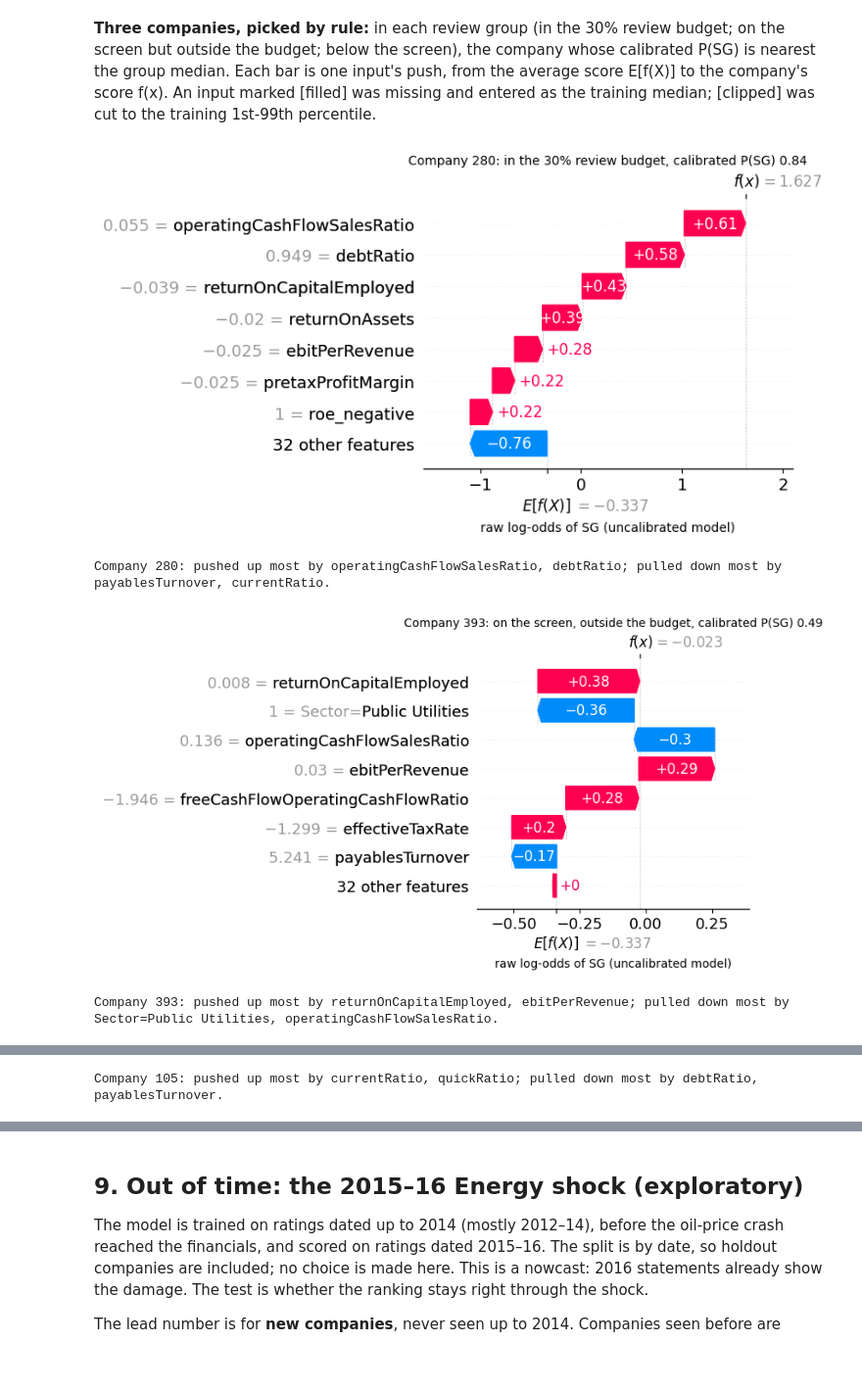
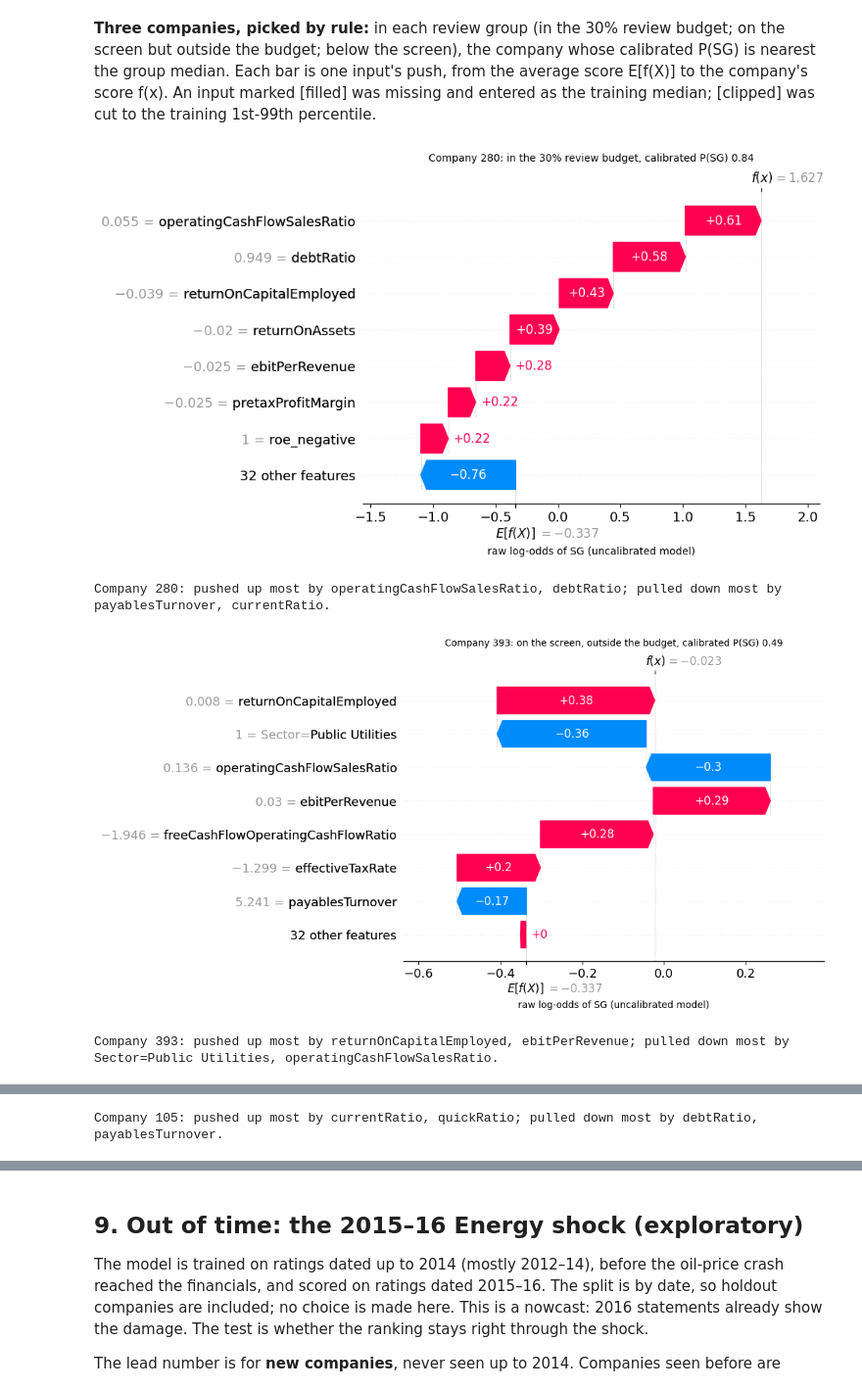
Before and after one commit to Ayu5hsingh/Cyber-Credit-Risk, a Jupyter notebook: notebooks/03_modelling.ipynb, the cells around one changed output, grey strips where cells are left out. Shown at 98% size. Drawn from its saved outputs; the diff is of its cells as text; code cells hidden in the pictures; blank space fills up the shorter version.

```diff
--- a/notebooks/03_modelling.ipynb
+++ b/notebooks/03_modelling.ipynb
@@ -1007,37 +1018,36 @@ def nearest_median(frame, by, score="p_sg"):
     """Per group, the row whose score is nearest the group median (first in order on ties)."""
     return frame.groupby(by)[score].apply(lambda s: (s - s.median()).abs().sort_values(kind="stable").index[0])
 
 
 def top_contributors(expl, row, k=3):
     """The k inputs with the largest |SHAP| for one row, signed."""
     contrib = pd.Series(expl.values[row], index=expl.feature_names); return contrib.reindex(contrib.abs().nlargest(k).index)
 
 
 def push_pull(expl, row, k=2):
     """One plain line: the inputs that pushed the score up most and pulled it down most."""
     contrib = pd.Series(expl.values[row], index=expl.feature_names)
     up, down = contrib.nlargest(k), contrib.nsmallest(k)
     return f"pushed up most by {', '.join(up.index[up > 0]) or 'nothing'}; pulled down most by {', '.join(down.index[down < 0]) or 'nothing'}."
 
 
 picks = nearest_median(portfolio, "group")
 SLUG = {"in the 30% review budget": "budget", "on the screen, outside the budget": "screen_outside_budget", "below the screen": "below_screen"}
 examples = []
 for group, slug in SLUG.items():
     if group not in picks.index: continue
     idx = picks[group]; row, company, marks = test.index.get_loc(idx), portfolio.loc[idx], status.loc[idx]
     labels = [f"{n} [{marks[n]}]" if n in marks.index and marks[n] != "observed" else n for n in expl.feature_names]
     one = shap.Explanation(values=expl.values[row], base_values=expl.base_values[row], data=expl.data[row], feature_names=labels)
     shap.plots.waterfall(one, max_display=8, show=False)
-    plt.gcf().axes[0].set_xlabel(AXIS, labelpad=22); plt.title(f"{company.Name}: {group}, calibrated P(SG) {company.p_sg:.2f}", fontsize=10)
-    plt.gcf().set_size_inches(8, 4.5); plt.tight_layout()
-    plt.savefig(FIG / f"fig_shap_local_{slug}.png", dpi=150); plt.show()
+    plt.gcf().axes[0].set_xlabel(AXIS, labelpad=22); plt.title(f"{company.Name}: {group}, calibrated P(SG) {company.p_sg:.2f}", fontsize=10, pad=30)
+    plt.savefig(FIG / f"fig_shap_local_{slug}.png", dpi=150, bbox_inches="tight"); plt.show()   # shap's own size: resizing after drawing misplaces the value labels
     print(f"{company.Name}: {push_pull(expl, row)}")
     examples.append({"company": company.Name, "group": group, "p_sg": company.p_sg, "top3_shap": top_contributors(expl, row).to_dict(),
                      "filled_or_clipped": {n: marks[n] for n in marks.index if marks[n] != "observed"}})
 keep("shap_local_examples", examples)
 # %% [output]
-[figure, old version]
+[figure, new version]
 Company 280: pushed up most by operatingCashFlowSalesRatio, debtRatio; pulled down most by payablesTurnover, currentRatio.
-[figure, old version]
+[figure, new version]
 Company 393: pushed up most by returnOnCapitalEmployed, ebitPerRevenue; pulled down most by Sector=Public Utilities, operatingCashFlowSalesRatio.
```
Also changed, not shown: parts of 5 cells of this notebook.
